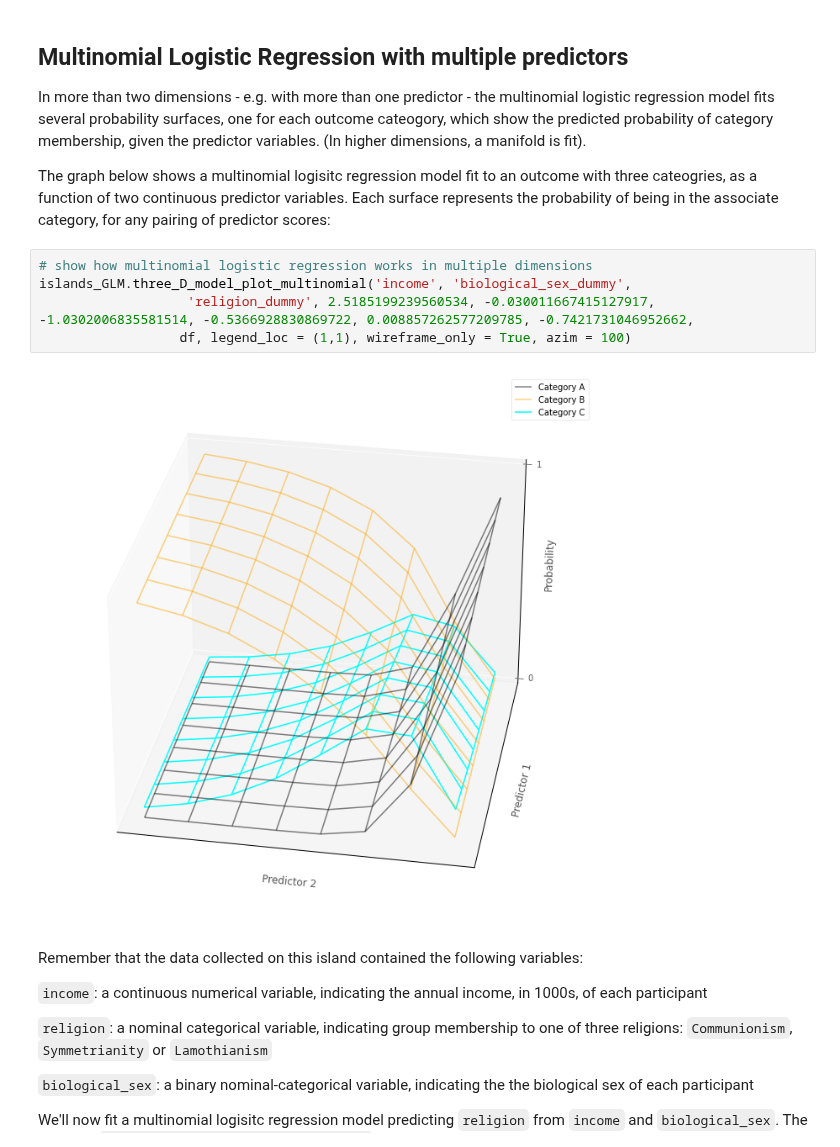
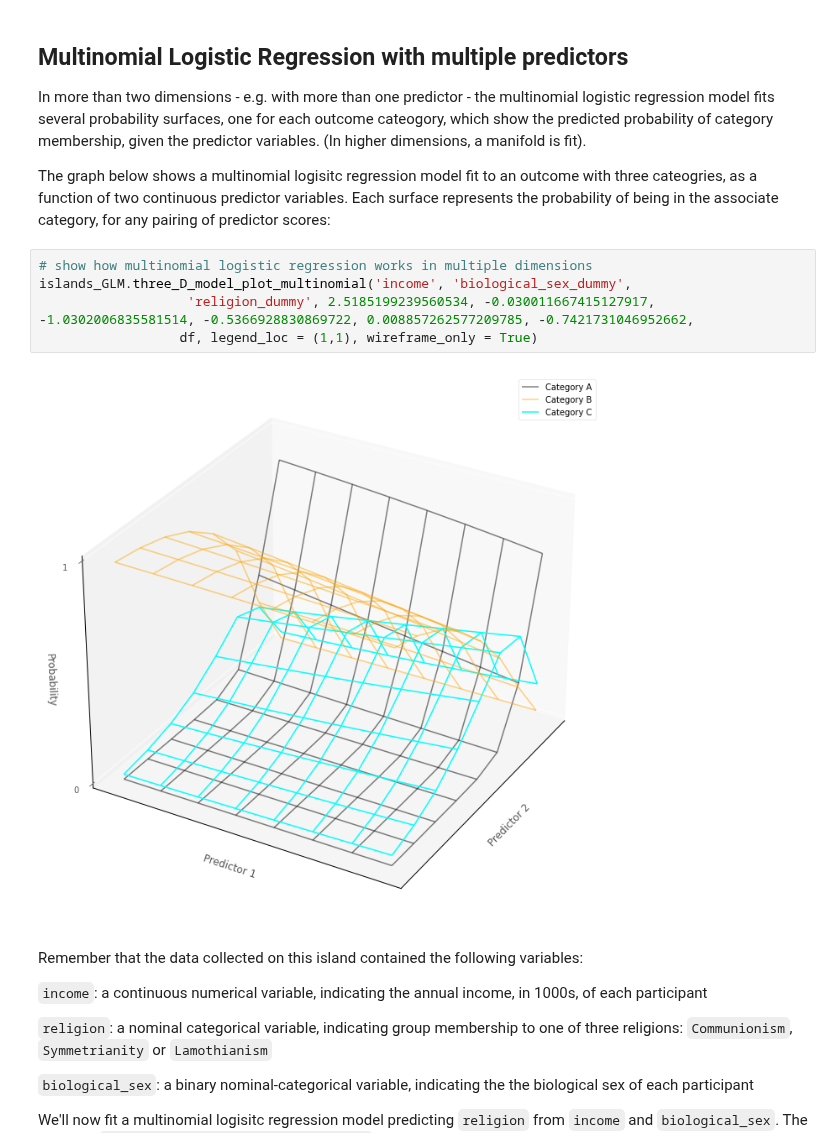
Before and after one commit to pxr687/islands_generalized_linear_models, a Jupyter notebook: _build/jupyter_execute/5_multinomial_logistic_regression.ipynb, the cells around one changed output. Cells and saved outputs as stored; diff of their text form.

```diff
--- a/_build/jupyter_execute/5_multinomial_logistic_regression.ipynb
+++ b/_build/jupyter_execute/5_multinomial_logistic_regression.ipynb
@@ -318,10 +318,10 @@ The graph below shows a multinomial logisitc regression model fit to an outcome
 # %%
 # show how multinomial logistic regression works in multiple dimensions
 islands_GLM.three_D_model_plot_multinomial('income', 'biological_sex_dummy',
                    'religion_dummy', 2.5185199239560534, -0.030011667415127917, -1.0302006835581514, -0.5366928830869722, 0.008857262577209785, -0.7421731046952662,
-                  df, legend_loc = (1,1), wireframe_only = True, azim = 100)
+                  df, legend_loc = (1,1), wireframe_only = True)
 # %% [output]
-[figure, old version]
+[figure, new version]
 # %% [markdown]
 Remember that the data collected on this island contained the following variables:
 
```
Also changed, not shown: parts of 2 cells of this notebook, 10 other files.
